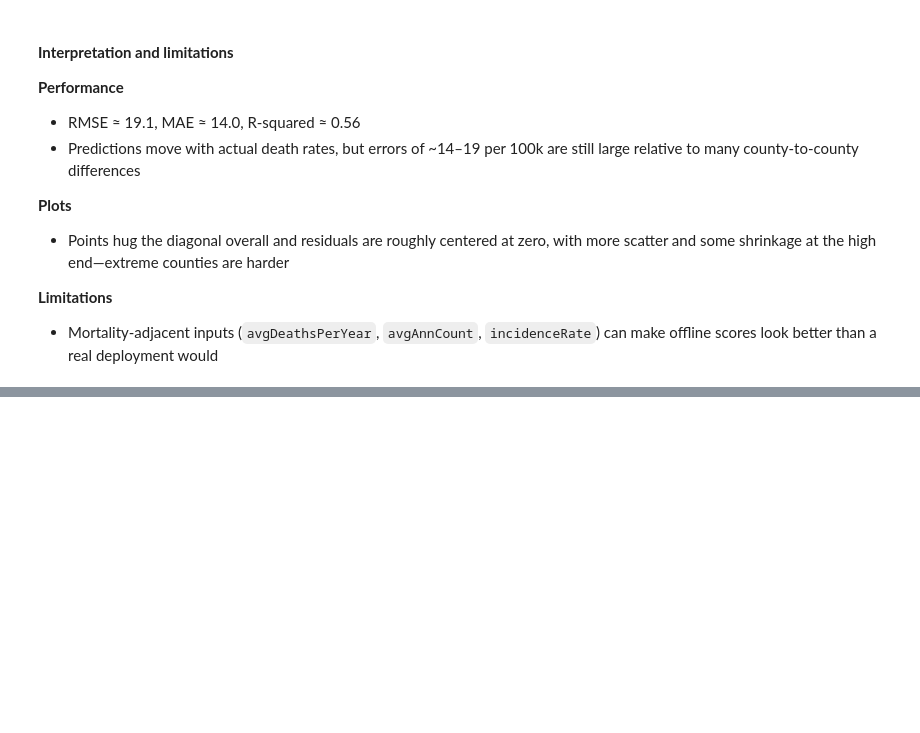
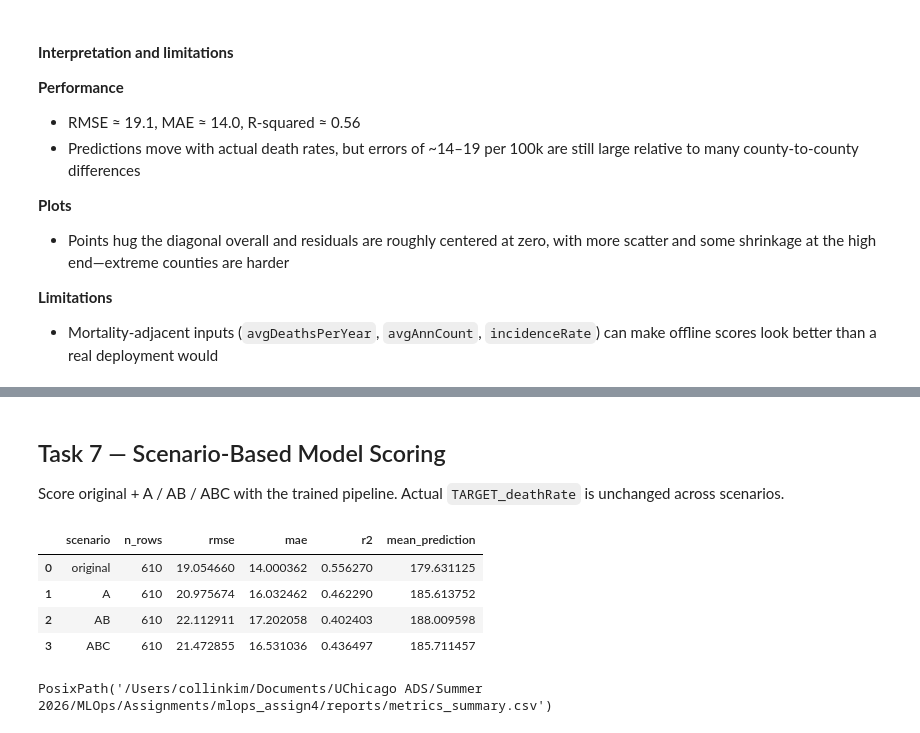
Before and after one commit to collin-k/mlops_assign4, a Jupyter notebook: notebooks/model_monitoring.ipynb, the cells around one changed output, grey strips where cells are left out. Cells and saved outputs as stored; diff of their text form; code cells hidden in the pictures; blank space fills up the shorter version.

Commit message:
up to task 7

```diff
--- a/notebooks/model_monitoring.ipynb
+++ b/notebooks/model_monitoring.ipynb
@@ -378,0 +526,35 @@ Saved: /Users/collinkim/Documents/UChicago ADS/Summer 2026/MLOps/Assignments/mlo
+# %% [markdown]
+## Task 7 — Scenario-Based Model Scoring
+
+Score original + A / AB / ABC with the trained pipeline. Actual `TARGET_deathRate` is unchanged across scenarios.
+# %%
+rows = []
+for name, frame in saved.items():
+    X_sc = frame[FEATURES]
+    y_sc = frame[cfg.TARGET]
+    y_pred = pipe.predict(X_sc)
+    rows.append(
+        {
+            "scenario": name,
+            "n_rows": len(frame),
+            "rmse": float(root_mean_squared_error(y_sc, y_pred)),
+            "mae": float(mean_absolute_error(y_sc, y_pred)),
+            "r2": float(r2_score(y_sc, y_pred)),
+            "mean_prediction": float(y_pred.mean()),
+        }
+    )
+
+metrics_summary = pd.DataFrame(rows)
+metrics_summary
+# %% [output]
+|  | scenario | n_rows | rmse | mae | r2 | mean_prediction |
+| 0 | original | 610 | 19.054660 | 14.000362 | 0.556270 | 179.631125 |
+| 1 | A | 610 | 20.975674 | 16.032462 | 0.462290 | 185.613752 |
+| 2 | AB | 610 | 22.112911 | 17.202058 | 0.402403 | 188.009598 |
+| 3 | ABC | 610 | 21.472855 | 16.531036 | 0.436497 | 185.711457 |
+# %%
+cfg.REPORTS_DIR.mkdir(parents=True, exist_ok=True)
+metrics_summary.to_csv(cfg.METRICS_SUMMARY_CSV, index=False)
+cfg.METRICS_SUMMARY_CSV
+# %% [output]
+PosixPath('/Users/collinkim/Documents/UChicago ADS/Summer 2026/MLOps/Assignments/mlops_assign4/reports/metrics_summary.csv')
```
Also changed, not shown: parts of 11 cells of this notebook, 9 other files.
